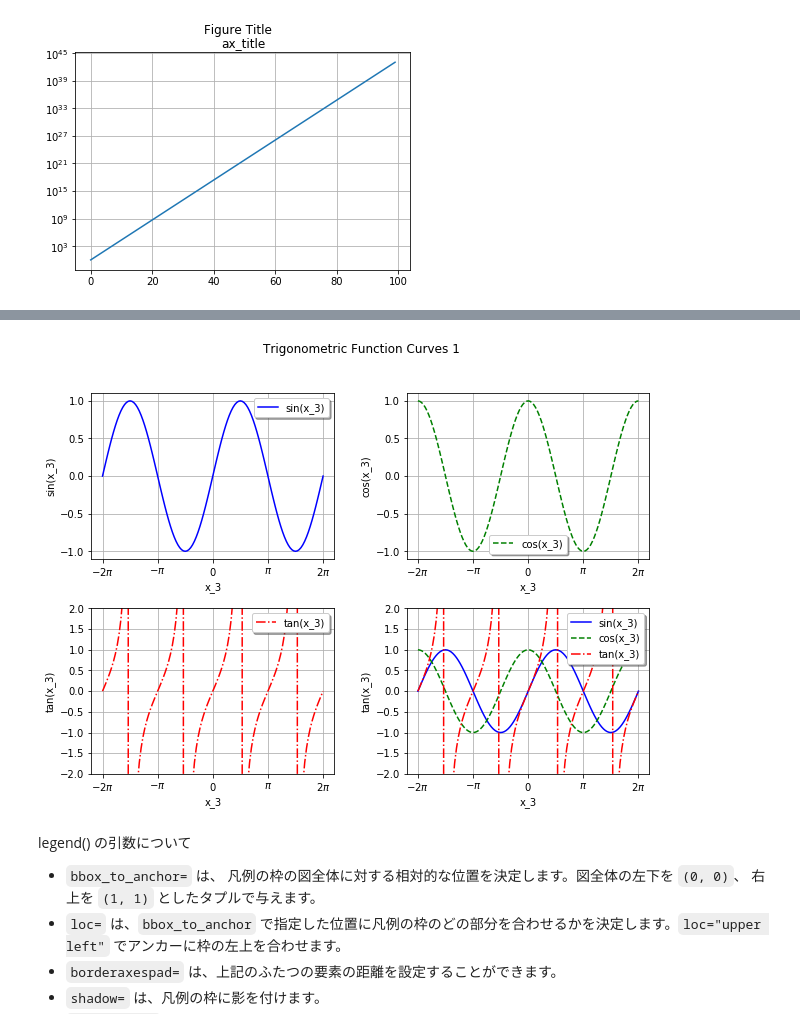
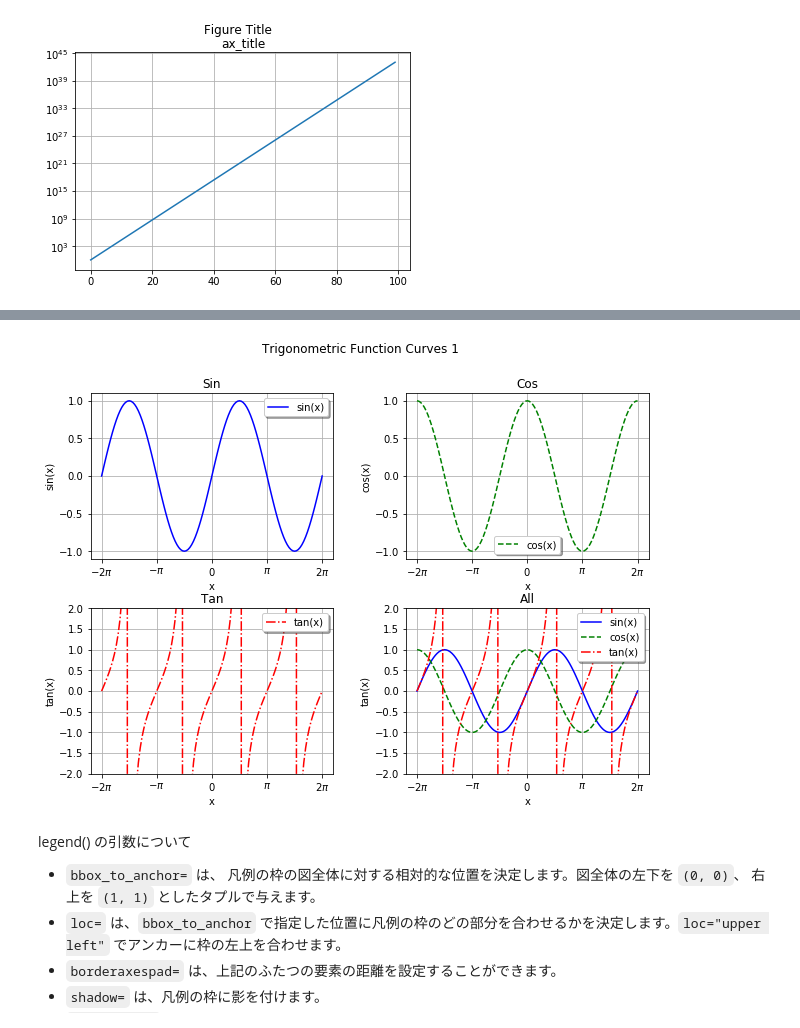
Before and after one commit to taronaldinho/hello_python, a Jupyter notebook: Pythonライブラリ紹介/matplotlib応用.ipynb, the cells around one changed output, grey strips where cells are left out. Saved outputs shown, nothing was run; the diff lists cells and outputs as text; code cells hidden in the pictures.

```diff
--- a/Pythonライブラリ紹介/matplotlib応用.ipynb
+++ b/Pythonライブラリ紹介/matplotlib応用.ipynb
@@ -289,47 +278,46 @@ plt.show()
 # %%
 # plt.subplots()
 
-x_3 = np.linspace(-2*np.pi, 2*np.pi, 121)
+x = np.linspace(-2*np.pi, 2*np.pi, 121)
 common_settings = {
-    "xlabel": "x_3",
+    "xlabel": "x",
     "xticks": np.linspace(-2*np.pi, 2*np.pi, 5),
     "xticklabels": ["$-2\pi$", "$-\pi$", "$0$", "$\pi$", "$2\pi$"]
 }
 
 # 2 行 2 列 のレイアウト/共通設定を一括指定
 fig, ax = plt.subplots(2, 2, figsize=(10, 7), subplot_kw=common_settings)
 
 fig.suptitle("Trigonometric Function Curves 1")  # Figure 全体のタイトル
 fig.subplots_adjust(wspace=0.3, hspace=0.3)      # 図同士の間隔
 
-y_list = [[np.sin(x_3)],
-          [np.cos(x_3)],
-          [np.tan(x_3)],
-          [np.sin(x_3), np.cos(x_3), np.tan(x_3)]]
+y_list = [[np.sin(x)],
+          [np.cos(x)],
+          [np.tan(x)],
+          [np.sin(x), np.cos(x), np.tan(x)]]
 
-y_prop_list = [[{"label": "sin(x_3)", "c": "b", "ls": "-"}],
-               [{"label": "cos(x_3)", "c": "g", "ls": "--"}],
-               [{"label": "tan(x_3)", "c": "r", "ls": "-."}],
-               [{"label": "sin(x_3)", "c": "b", "ls": "-"},
-                {"label": "cos(x_3)", "c": "g", "ls": "--"},
-                {"label": "tan(x_3)", "c": "r", "ls": "-."}]]
+prop_list = [[{"label": "sin(x)", "c": "b", "ls": "-"}],
+             [{"label": "cos(x)", "c": "g", "ls": "--"}],
+             [{"label": "tan(x)", "c": "r", "ls": "-."}],
+             [{"label": "sin(x)", "c": "b", "ls": "-"},
+              {"label": "cos(x)", "c": "g", "ls": "--"},
+              {"label": "tan(x)", "c": "r", "ls": "-."}]]
 
-setting_list = [{"ylabel": "sin(x_3)",},
-                {"ylabel": "cos(x_3)",},
-                {"ylabel": "tan(x_3)", "ylim": (-2, 2)},
-                {"ylabel": "tan(x_3)", "ylim": (-2, 2)}]
+setting_list = [{"ylabel": "sin(x)", "title": "Sin"},
+                {"ylabel": "cos(x)", "title": "Cos"},
+                {"ylabel": "tan(x)", "ylim": (-2, 2), "title": "Tan"},
+                {"ylabel": "tan(x)", "ylim": (-2, 2), "title": "All"}]
 
-for a, y, y_p, s in zip(ax.flatten(), y_list, y_prop_list, setting_list):
-    for y_, y_p_ in zip(y, y_p):
-        a.plot(x_3, y_, **y_p_)
-    a.set(**s)
+for a, y, p, s in zip(ax.flatten(), y_list, prop_list, setting_list):
+    for y_, p_ in zip(y, p):
+        a.plot(x, y_, **p_)            # dict を展開して値を渡す。
+    a.set(**s)                         # dict を展開して一括で設定する。
     a.legend(shadow=True, framealpha=1, facecolor="w")
     a.grid()
 
-# fig.savefig("subplots_0.png")  # 図をファイルに保存
 plt.show()
 # %% [output]
-[figure, old version]
+[figure, new version]
 # %% [markdown]
 legend() の引数について
 
```
Also changed, not shown: parts of 16 cells of this notebook, 3 other files.
